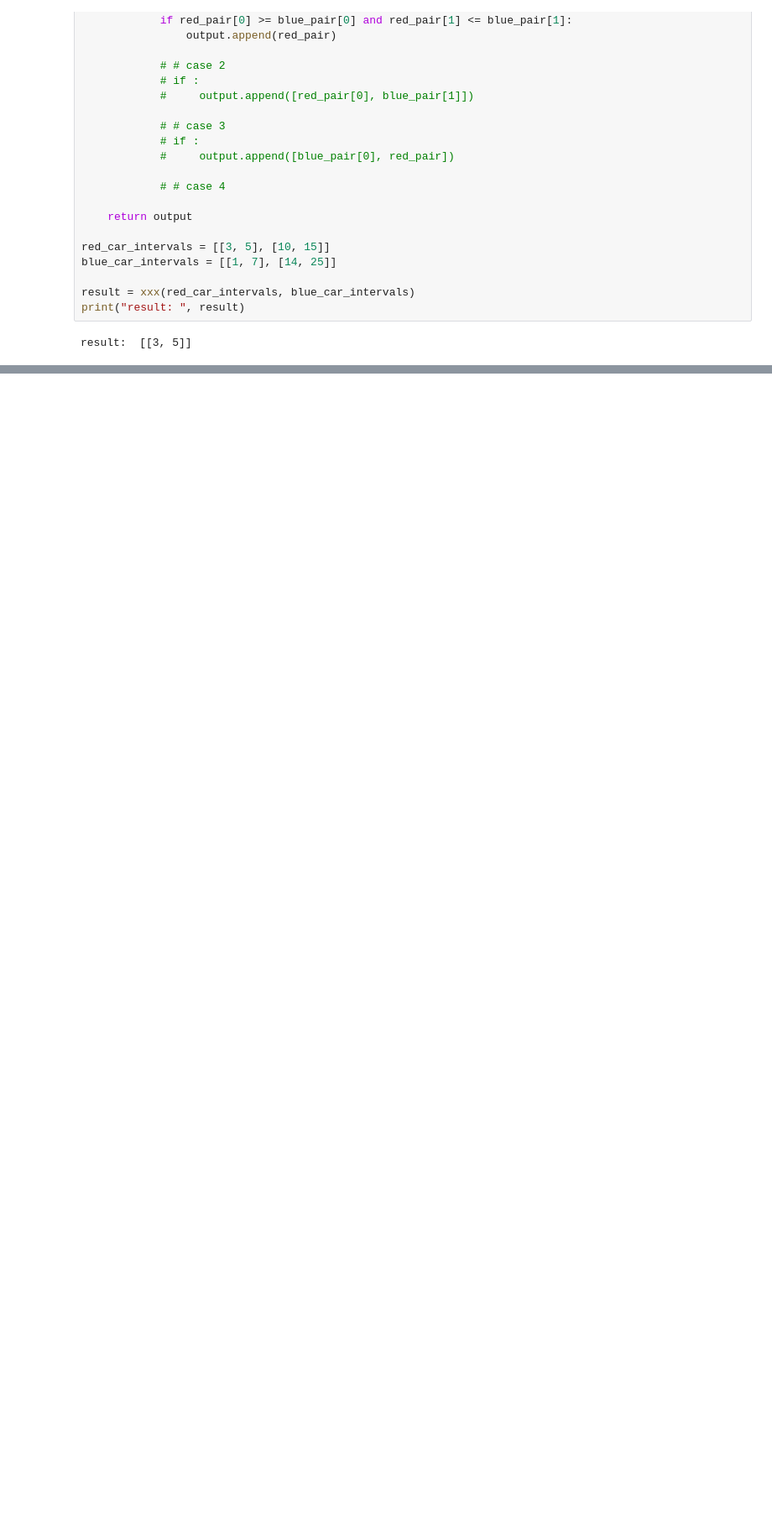
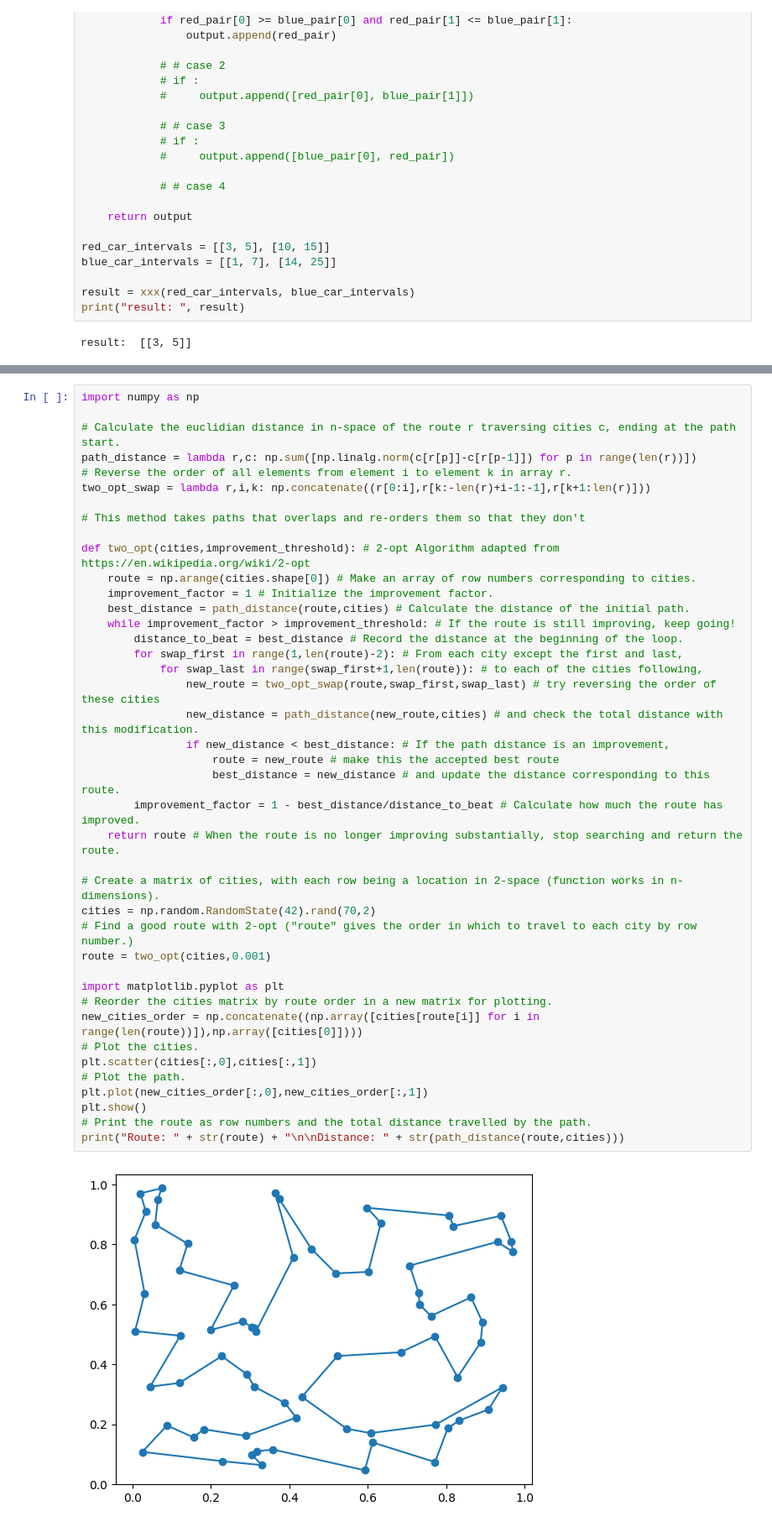
Before and after one commit to salsicha/CyberPhysics, a Jupyter notebook: applications/jupyter/notebooks/leetcode.ipynb, the cells around one changed output, grey strips where cells are left out. Shown at 84% size. Drawn from its saved outputs; the diff is of its cells as text; blank space fills up the shorter version.

```diff
--- a/applications/jupyter/notebooks/leetcode.ipynb
+++ b/applications/jupyter/notebooks/leetcode.ipynb
@@ -93,0 +3495,43 @@ result:  [[3, 5]]
+# %%
+import numpy as np
+
+# Calculate the euclidian distance in n-space of the route r traversing cities c, ending at the path start.
+path_distance = lambda r,c: np.sum([np.linalg.norm(c[r[p]]-c[r[p-1]]) for p in range(len(r))])
+# Reverse the order of all elements from element i to element k in array r.
+two_opt_swap = lambda r,i,k: np.concatenate((r[0:i],r[k:-len(r)+i-1:-1],r[k+1:len(r)]))
+
+# This method takes paths that overlaps and re-orders them so that they don't
+
+def two_opt(cities,improvement_threshold): # 2-opt Algorithm adapted from https://en.wikipedia.org/wiki/2-opt
+    route = np.arange(cities.shape[0]) # Make an array of row numbers corresponding to cities.
+    improvement_factor = 1 # Initialize the improvement factor.
+    best_distance = path_distance(route,cities) # Calculate the distance of the initial path.
+    while improvement_factor > improvement_threshold: # If the route is still improving, keep going!
+        distance_to_beat = best_distance # Record the distance at the beginning of the loop.
+        for swap_first in range(1,len(route)-2): # From each city except the first and last,
+            for swap_last in range(swap_first+1,len(route)): # to each of the cities following,
+                new_route = two_opt_swap(route,swap_first,swap_last) # try reversing the order of these cities
+                new_distance = path_distance(new_route,cities) # and check the total distance with this modification.
+                if new_distance < best_distance: # If the path distance is an improvement,
+                    route = new_route # make this the accepted best route
+                    best_distance = new_distance # and update the distance corresponding to this route.
+        improvement_factor = 1 - best_distance/distance_to_beat # Calculate how much the route has improved.
+    return route # When the route is no longer improving substantially, stop searching and return the route.
+
+# Create a matrix of cities, with each row being a location in 2-space (function works in n-dimensions).
+cities = np.random.RandomState(42).rand(70,2)
+# Find a good route with 2-opt ("route" gives the order in which to travel to each city by row number.)
+route = two_opt(cities,0.001)
+
+import matplotlib.pyplot as plt
+# Reorder the cities matrix by route order in a new matrix for plotting.
+new_cities_order = np.concatenate((np.array([cities[route[i]] for i in range(len(route))]),np.array([cities[0]])))
+# Plot the cities.
+plt.scatter(cities[:,0],cities[:,1])
+# Plot the path.
+plt.plot(new_cities_order[:,0],new_cities_order[:,1])
+plt.show()
+# Print the route as row numbers and the total distance travelled by the path.
+print("Route: " + str(route) + "\n\nDistance: " + str(path_distance(route,cities)))
+# %% [output]
+[figure, added]
```
Also changed, not shown: parts of 156 cells of this notebook, 3 other files.
